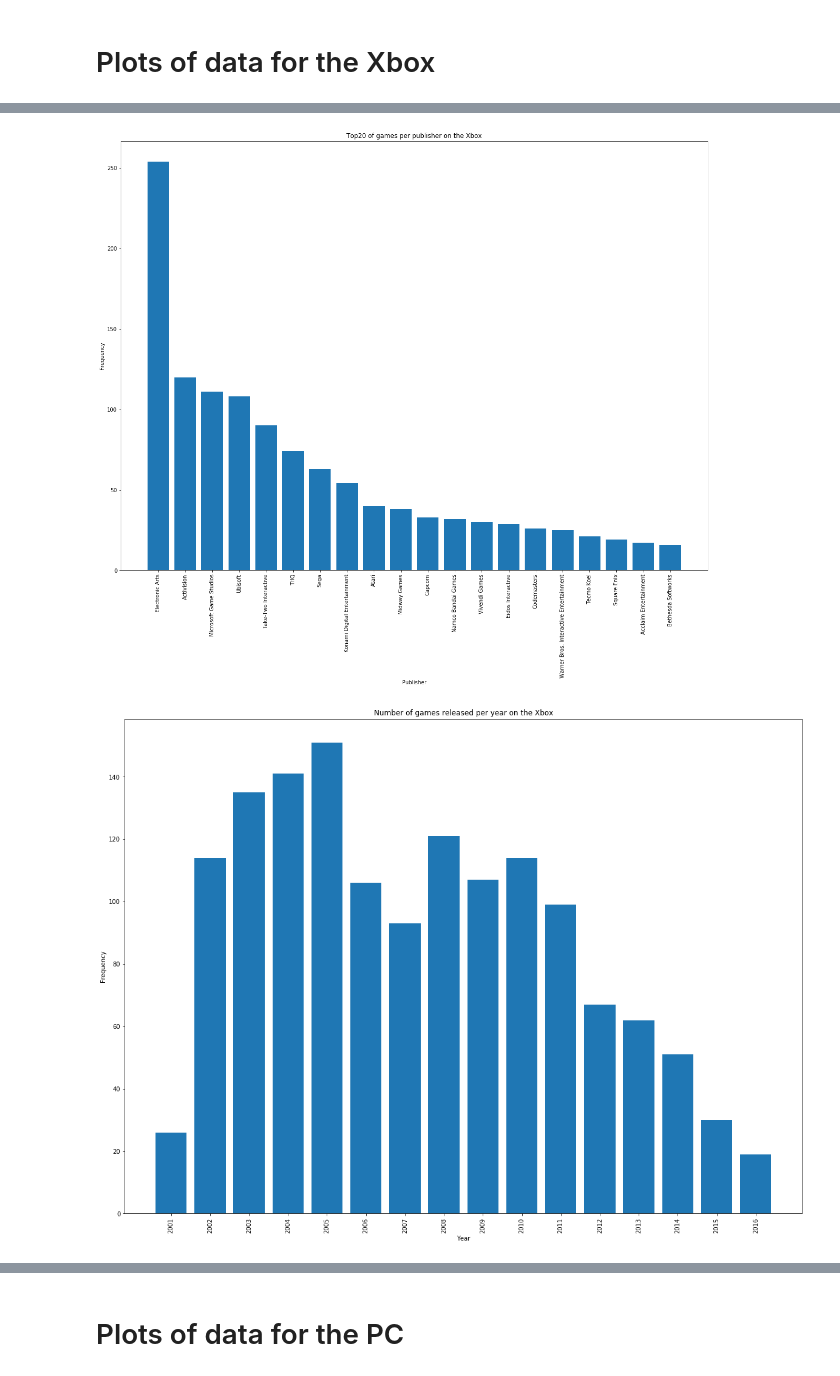
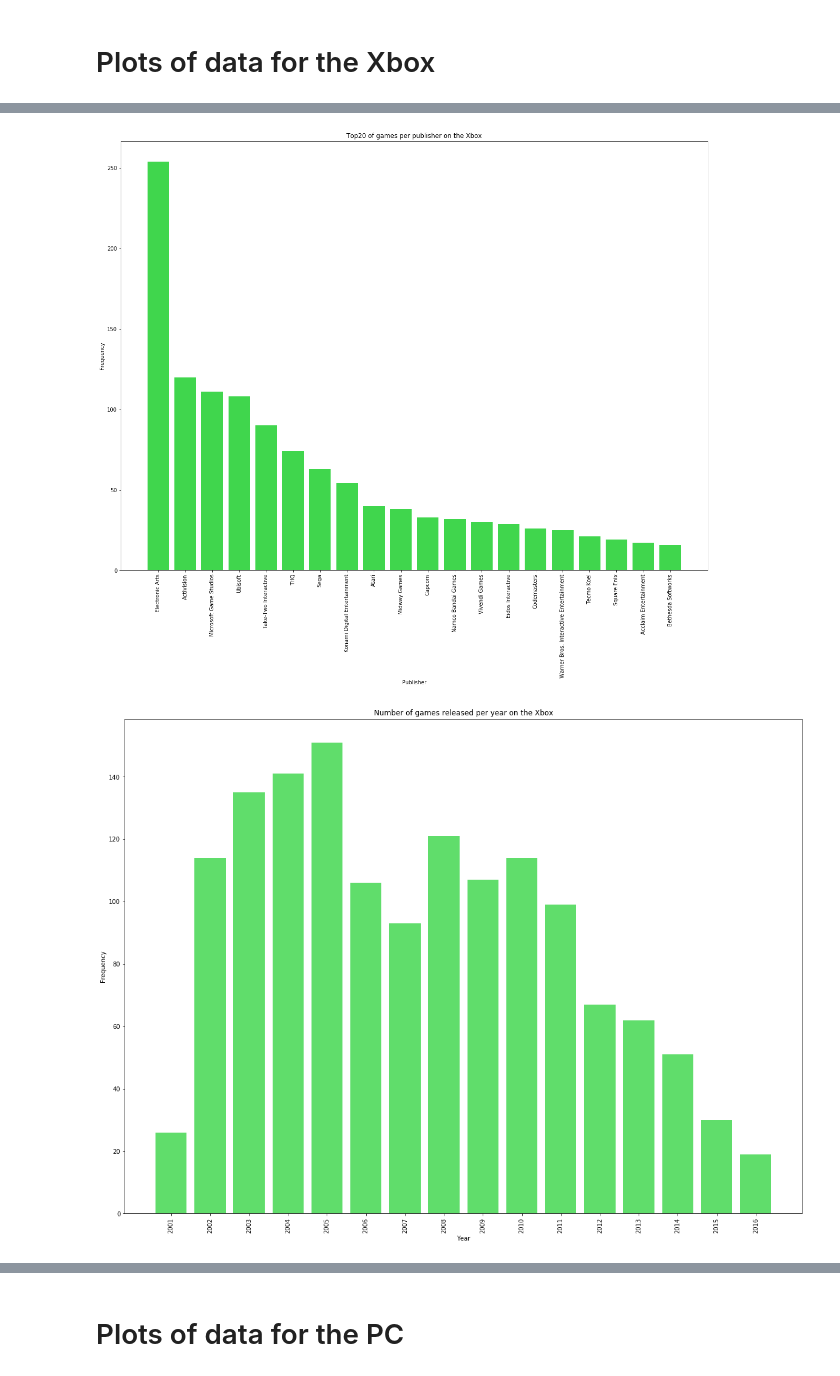
Before and after one commit to Archifer/SDA-Project, a Jupyter notebook: SDA-Project-Hester.ipynb, the cells around one changed output, grey strips where cells are left out. Saved outputs shown, nothing was run; the diff lists cells and outputs as text; code cells hidden in the pictures.

```diff
--- a/SDA-Project-Hester.ipynb
+++ b/SDA-Project-Hester.ipynb
@@ -125,24 +125,24 @@ plot_with_dict(sorted_freqs_for_scores, "Number of games per score", "Score")
 # %%
 plt.figure(figsize=(20, 15))
 freqs_for_gen_x = get_frequencies_for_key(our_genre, our_data_xbox)
-plot_with_dict(freqs_for_gen_x, "Number of games per genre on the Xbox", "Genre")
+plot_with_dict(freqs_for_gen_x, "Number of games per genre on the Xbox", "Genre", colour='#00c812')
 
 plt.figure(figsize=(20, 15))
 freqs_for_pu_x = get_frequencies_for_key(our_publisher, our_data_xbox)
-plot_with_dict(freqs_for_pu_x, "Number of games per publisher on the Xbox", "Publisher")
+plot_with_dict(freqs_for_pu_x, "Number of games per publisher on the Xbox", "Publisher", colour='#20cf30')
 
 plt.figure(figsize=(20, 15))
 top20_pu_x = get_first_n_from_sorted(freqs_for_pu_x, 20)
-plot_with_dict(top20_pu_x, "Top20 of games per publisher on the Xbox", "Publisher")
+plot_with_dict(top20_pu_x, "Top20 of games per publisher on the Xbox", "Publisher", colour='#40d64d')
 
 plt.figure(figsize=(20, 15))
 freqs_for_year_x = get_frequencies_for_key(our_release_y, our_data_xbox)
 sorted_freqs_for_year_x = sort_dict_by_key(freqs_for_year_x)
-plot_with_dict(sorted_freqs_for_year_x, "Number of games released per year on the Xbox", "Year")
+plot_with_dict(sorted_freqs_for_year_x, "Number of games released per year on the Xbox", "Year", colour='#60dd6b')
 
 plt.figure(figsize=(20, 15))
 freqs_for_scores_x = get_frequencies_for_key(our_score, our_data_xbox)
 freqs_for_scores_x = convert_dict_keys_to_floats(freqs_for_scores_x)
 sorted_freqs_for_scores_x = sort_dict_by_key(freqs_for_scores_x)
-plot_with_dict(sorted_freqs_for_scores_x, "Number of games per score on the Xbox", "Score")
+plot_with_dict(sorted_freqs_for_scores_x, "Number of games per score on the Xbox", "Score", colour='#80e489')
 # %% [output]
@@ -151,2 +151,2 @@ plot_with_dict(sorted_freqs_for_scores_x, "Number of games per score on the Xbox
-[figure, old version]
+[figure, new version]
-[figure, old version]
+[figure, new version]
```
Also changed, not shown: parts of 10 cells of this notebook.
